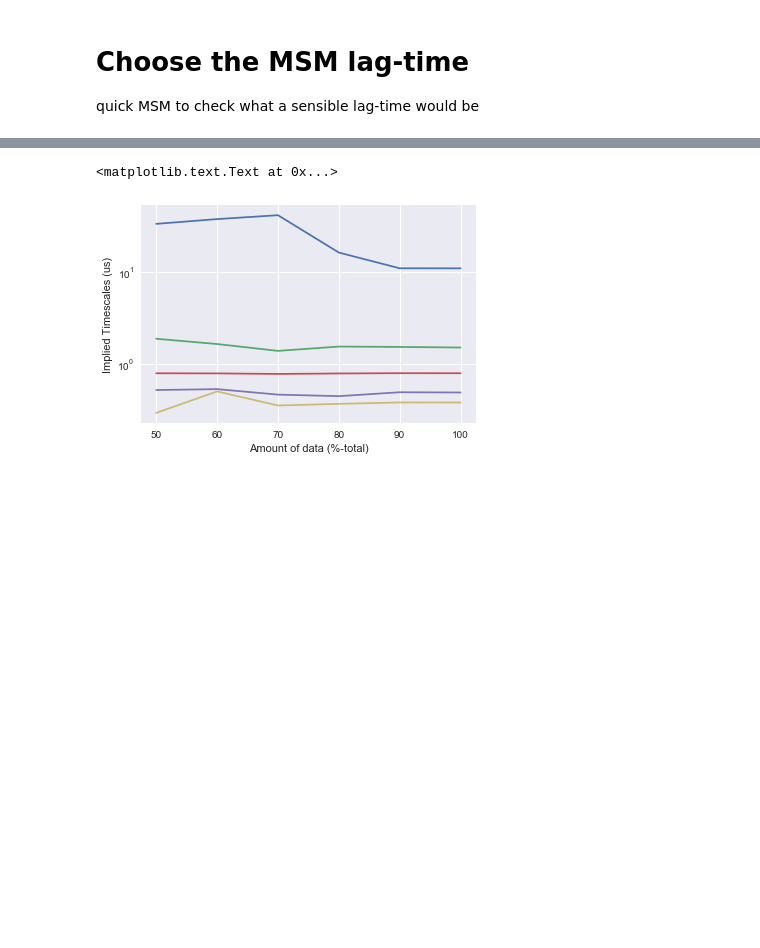
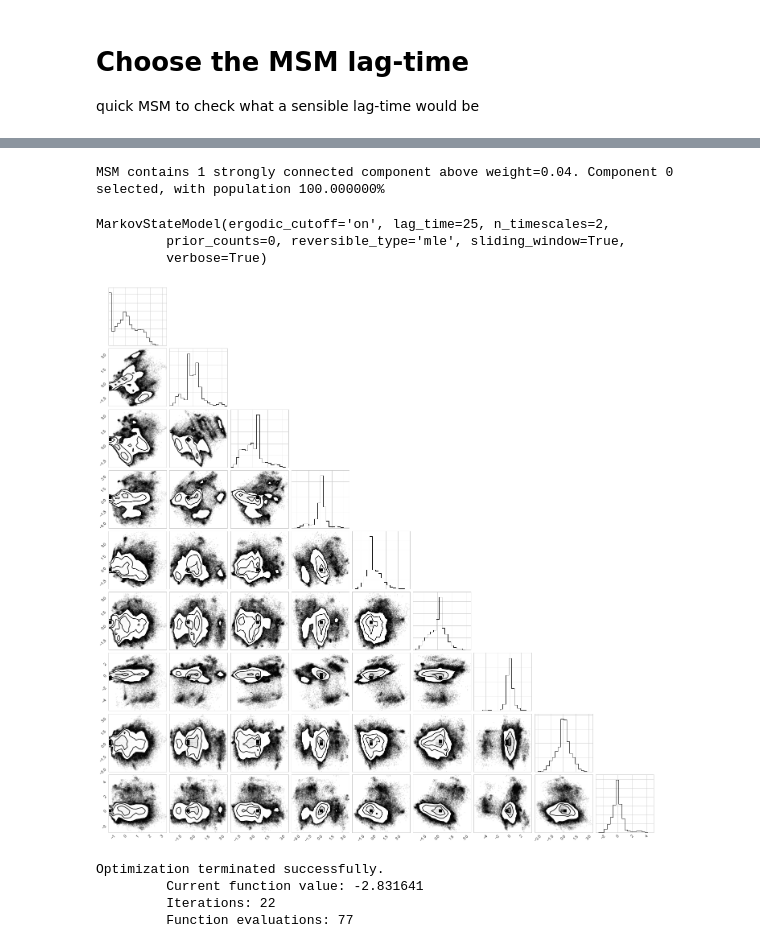
Before and after one commit to RobertArbon/optimize-fs-peptide, a Jupyter notebook: Misc/Villin.ipynb, the cells around one changed output, grey strips where cells are left out. Cells and saved outputs as stored; diff of their text form; code cells hidden in the pictures; blank space fills up the shorter version.

```diff
--- a/Misc/Villin.ipynb
+++ b/Misc/Villin.ipynb
@@ -25,6 +113,3 @@ print(ftrajs[0].shape)
-# %%
-ftrajs = VarianceThreshold().fit_transform(ftrajs)
-ftrajs = RobustScaler().fit_transform(ftrajs)
 # %%
-ttrajs = tICA(n_components=9, lag_time=44, kinetic_mapping=True).fit_transform(ftrajs)
+ttrajs = tICA(n_components=9, lag_time=int(22/to_ns), kinetic_mapping=True).fit_transform(ftrajs)
 # %%
@@ -50,13 +117,0 @@ for idx, quant in enumerate(quantiles):
-# %%
-%matplotlib inline
-import seaborn as sns
-import matplotlib.pyplot as plt
-for i in range(5):
-    plt.plot(quantiles, timescales.T[i]*0.5/1000)
-
-plt.yscale('log')
-plt.ylabel('Implied Timescales (us)')
-plt.xlabel('Amount of data (%-total)')
-# %% [output]
-<matplotlib.text.Text at 0x...>
-[figure, removed]
@@ -64,0 +118,11 @@ timescales
+# %%
+msm = MarkovStateModel(n_timescales=2, lag_time=int(50/to_ns))
+msm.fit(ctrajs)
+# %% [output]
+MSM contains 1 strongly connected component above weight=0.04. Component 0 selected, with population 100.000000%
+MarkovStateModel(ergodic_cutoff='on', lag_time=25, n_timescales=2,
+         prior_counts=0, reversible_type='mle', sliding_window=True,
+         verbose=True)
+# %%
+import numpy as np
+txx = np.concatenate(ttrajs)
@@ -64,0 +133,16 @@ timescales
+# %%
+%matplotlib inline
+
+import msmexplorer as msme
+_ = msme.plot_histogram(txx)
+# %% [output]
+[figure, added]
+# %%
+from msmbuilder.lumping import PCCAPlus
+pcca = PCCAPlus.from_msm(msm, n_macrostates=3)
+macro_trajs = pcca.transform(ctrajs)
+# %% [output]
+Optimization terminated successfully.
+         Current function value: -2.831641
+         Iterations: 22
+         Function evaluations: 77
```
Also changed, not shown: parts of 21 cells of this notebook, 33 other files.
